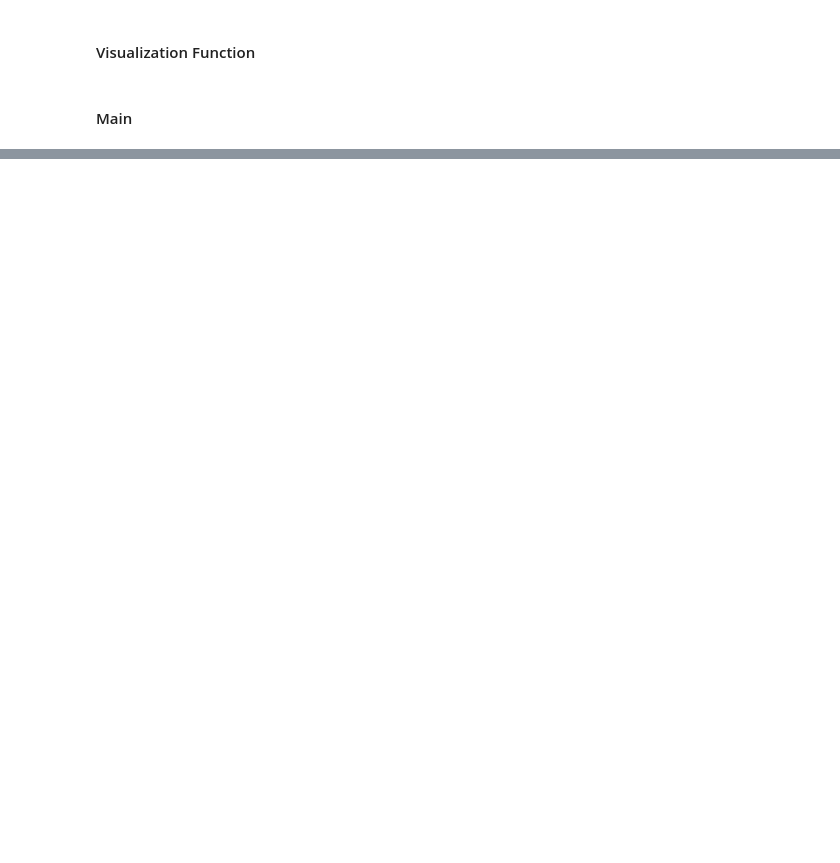
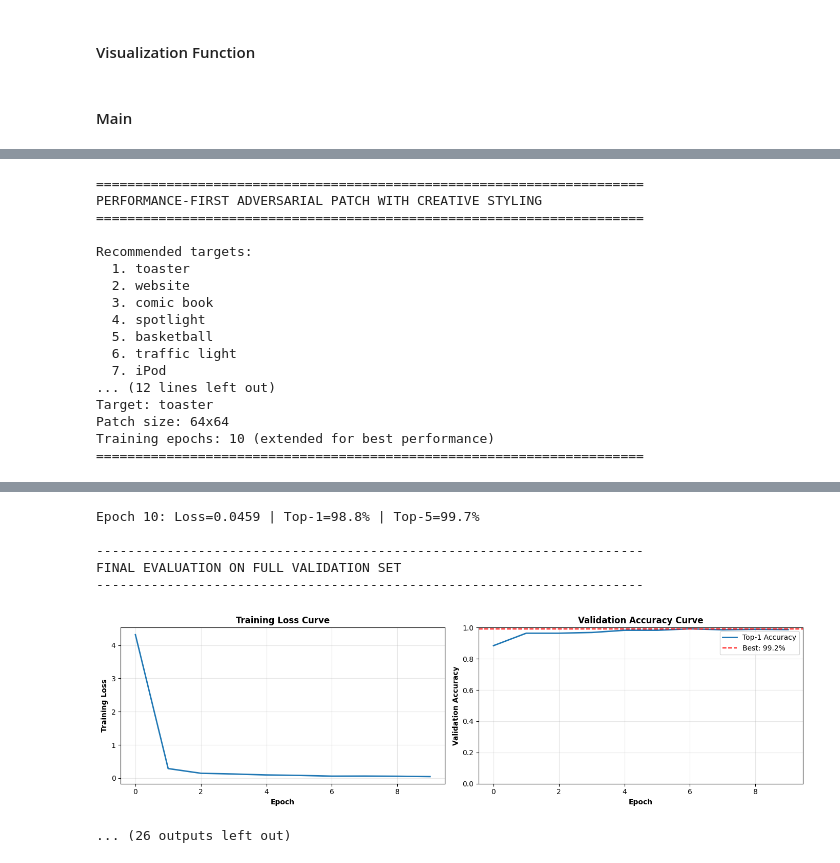
Before and after one commit to Mu-niu13/AIPI-590-HWs, a Jupyter notebook: Adversarial Patches.ipynb, the cells around one changed output, grey strips where cells are left out. Saved outputs shown, nothing was run; the diff lists cells and outputs as text; code cells hidden in the pictures; blank space fills up the shorter version.

```diff
--- a/Adversarial Patches.ipynb
+++ b/Adversarial Patches.ipynb
@@ -556,0 +952,20 @@ Patch Effects on Sample Images:
+# %%
+results = main()
+# %% [output]
+======================================================================
+PERFORMANCE-FIRST ADVERSARIAL PATCH WITH CREATIVE STYLING
+======================================================================
+
+Recommended targets:
+  1. toaster
+  2. website
+  3. comic book
+  4. spotlight
+  5. basketball
+  6. traffic light
+  7. iPod
+... (12 lines left out)
+Target: toaster
+Patch size: 64x64
+Training epochs: 10 (extended for best performance)
+======================================================================
@@ -556,0 +986,7 @@ Patch Effects on Sample Images:
+Epoch 10: Loss=0.0459 | Top-1=98.8% | Top-5=99.7%
+
+----------------------------------------------------------------------
+FINAL EVALUATION ON FULL VALIDATION SET
+----------------------------------------------------------------------
+[figure, added]
+... (26 outputs left out)
```
Also changed, not shown: parts of 11 cells of this notebook.
